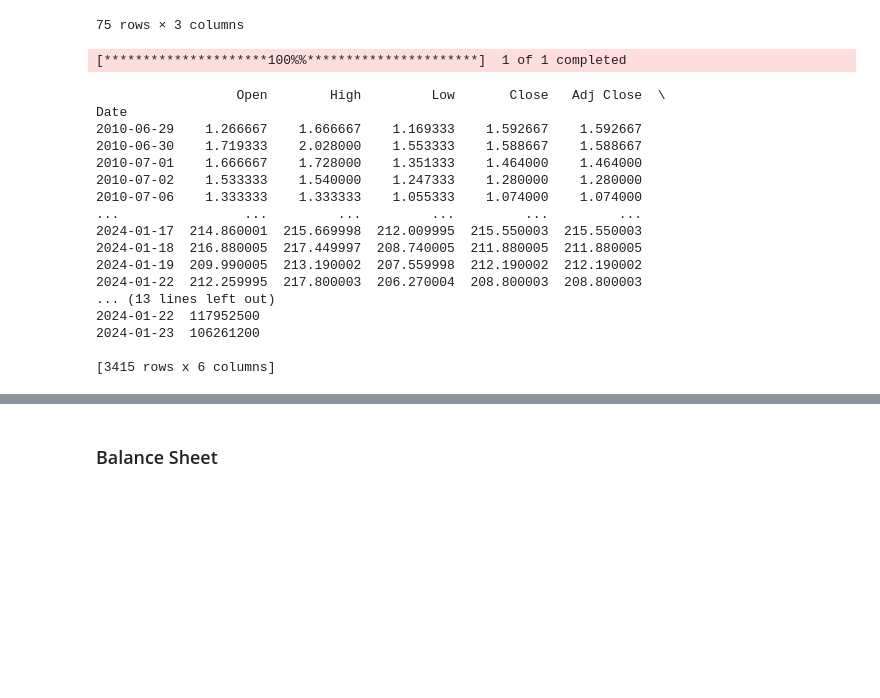
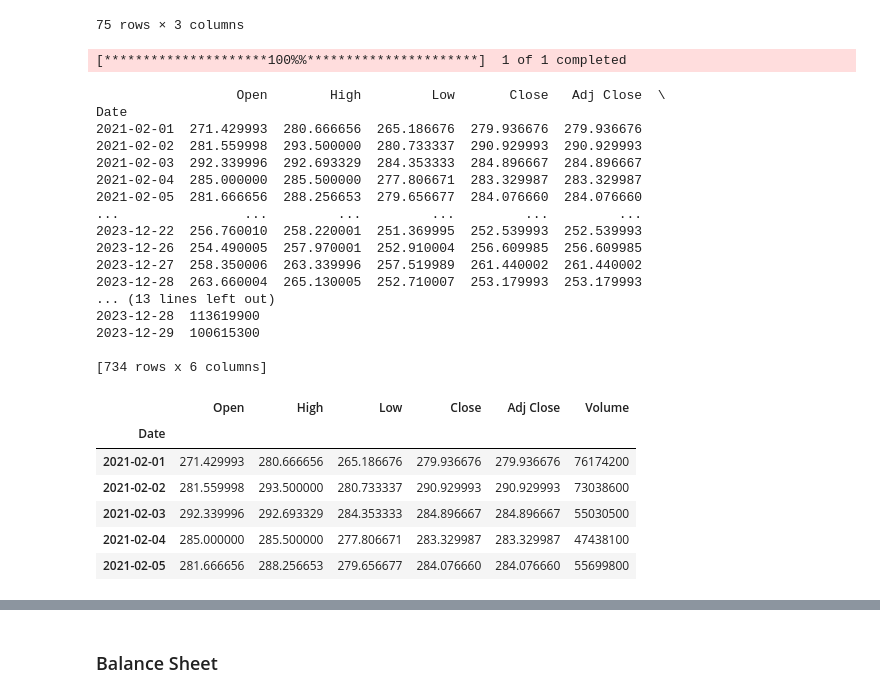
Before and after one commit to JustinEBlake/project_3, a Jupyter notebook: main/deepika.ipynb, the cells around one changed output, grey strips where cells are left out. Cells and saved outputs as stored; diff of their text form; code cells hidden in the pictures; blank space fills up the shorter version.

```diff
--- a/main/main.ipynb
+++ b/main/deepika.ipynb
@@ -87,22 +85,27 @@ start_date = dt.datetime(2000,1,1)
+# %%
+# Defining the required date
+start_date = dt.datetime(2021,1,31)
+end_date = dt.datetime(2023,12,31)
 # %%
-tsla = yf.download("TSLA", start=start_date, end=None)
-print(tsla)
+# Retrieve the stocks data
+stocks_tsla = yf.download("TSLA", start=start_date, end=end_date)
+print(stocks_tsla)
 # %% [output]
 [*********************100%%**********************]  1 of 1 completed
                   Open        High         Low       Close   Adj Close  \
 Date
-2010-06-29    1.266667    1.666667    1.169333    1.592667    1.592667
-2010-06-30    1.719333    2.028000    1.553333    1.588667    1.588667
-2010-07-01    1.666667    1.728000    1.351333    1.464000    1.464000
-2010-07-02    1.533333    1.540000    1.247333    1.280000    1.280000
-2010-07-06    1.333333    1.333333    1.055333    1.074000    1.074000
+2021-02-01  271.429993  280.666656  265.186676  279.936676  279.936676
+2021-02-02  281.559998  293.500000  280.733337  290.929993  290.929993
+2021-02-03  292.339996  292.693329  284.353333  284.896667  284.896667
+2021-02-04  285.000000  285.500000  277.806671  283.329987  283.329987
+2021-02-05  281.666656  288.256653  279.656677  284.076660  284.076660
 ...                ...         ...         ...         ...         ...
-2024-01-17  214.860001  215.669998  212.009995  215.550003  215.550003
-2024-01-18  216.880005  217.449997  208.740005  211.880005  211.880005
-2024-01-19  209.990005  213.190002  207.559998  212.190002  212.190002
-2024-01-22  212.259995  217.800003  206.270004  208.800003  208.800003
+2023-12-22  256.760010  258.220001  251.369995  252.539993  252.539993
+2023-12-26  254.490005  257.970001  252.910004  256.609985  256.609985
+2023-12-27  258.350006  263.339996  257.519989  261.440002  261.440002
+2023-12-28  263.660004  265.130005  252.710007  253.179993  253.179993
 ... (13 lines left out)
-2024-01-22  117952500
-2024-01-23  106261200
+2023-12-28  113619900
+2023-12-29  100615300
 
-[3415 rows x 6 columns]
+[734 rows x 6 columns]
@@ -112,0 +112,12 @@ stocks_df.to_csv("../Resources/tesla_stocks.csv")
+# %%
+# Create dataframe
+stocks_tsla = pd.DataFrame(stocks_tsla)
+stocks_tsla.head()
+# %% [output]
+|  | Open | High | Low | Close | Adj Close | Volume |
+| Date |  |  |  |  |  |  |
+| 2021-02-01 | 271.429993 | 280.666656 | 265.186676 | 279.936676 | 279.936676 | 76174200 |
+| 2021-02-02 | 281.559998 | 293.500000 | 280.733337 | 290.929993 | 290.929993 | 73038600 |
+| 2021-02-03 | 292.339996 | 292.693329 | 284.353333 | 284.896667 | 284.896667 | 55030500 |
+| 2021-02-04 | 285.000000 | 285.500000 | 277.806671 | 283.329987 | 283.329987 | 47438100 |
+| 2021-02-05 | 281.666656 | 288.256653 | 279.656677 | 284.076660 | 284.076660 | 55699800 |
```
Also changed, not shown: parts of 15 cells of this notebook.
